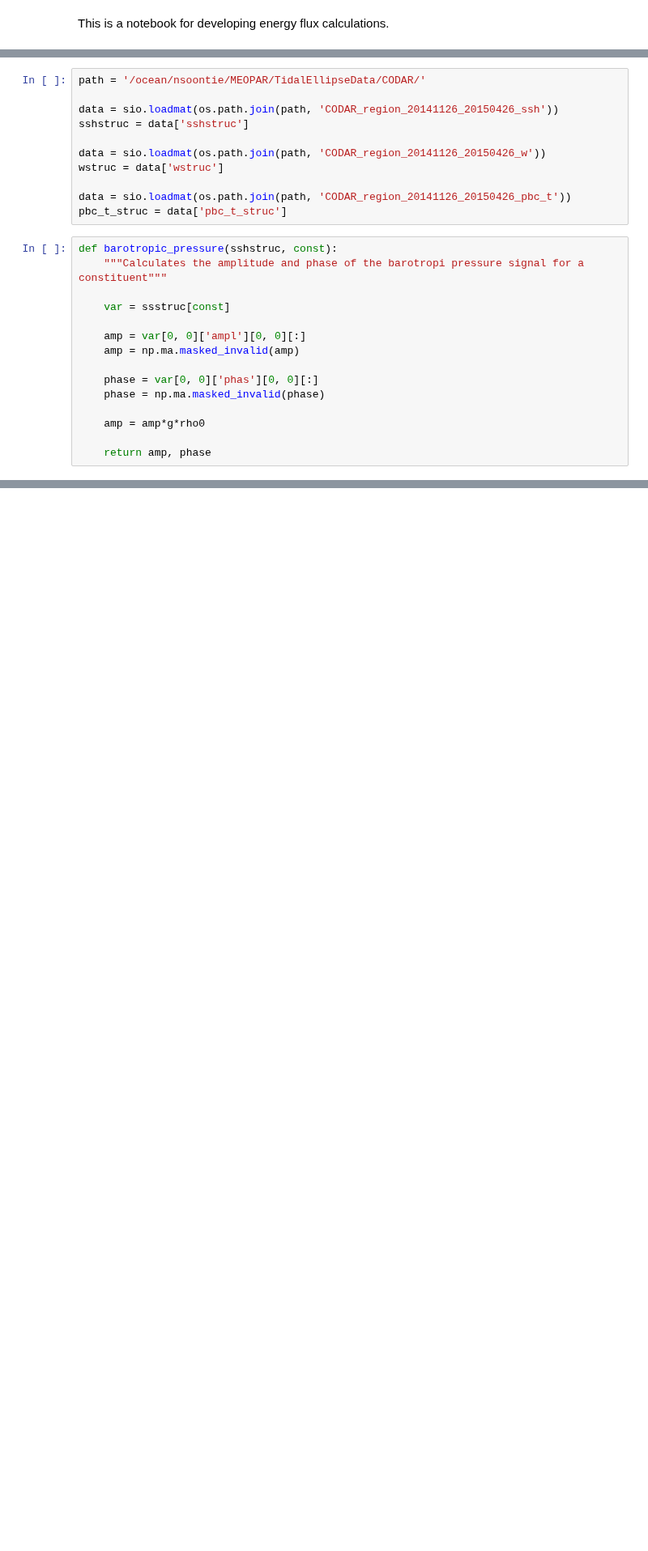
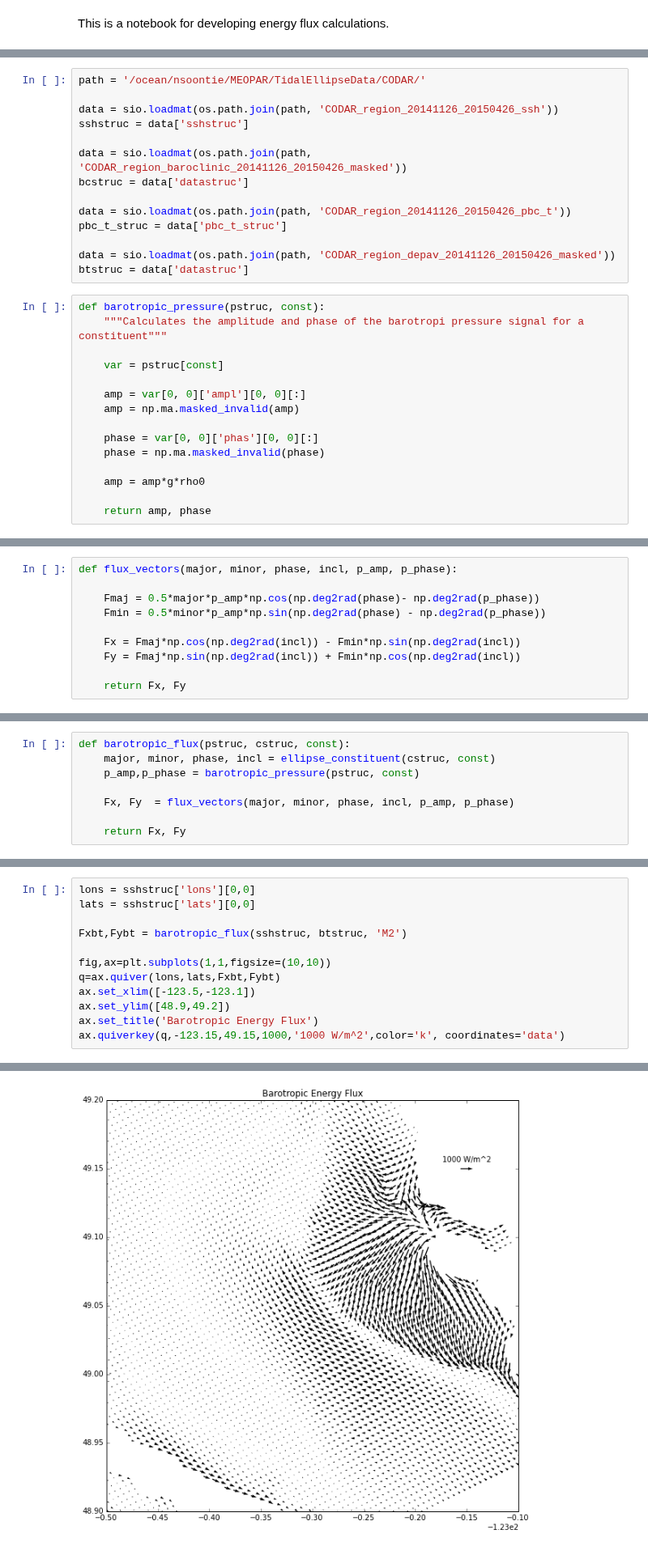
Before and after one commit to SalishSeaCast/analysis, a Jupyter notebook: Nancy/energy_flux/Develop energy flux calculations.ipynb, the cells around one changed output, grey strips where cells are left out. Shown at 81% size. Cells and saved outputs as stored; diff of their text form; blank space fills up the shorter version.

```diff
--- a/Nancy/energy_flux/Develop energy flux calculations.ipynb
+++ b/Nancy/energy_flux/Develop energy flux calculations.ipynb
@@ -76,16 +80,19 @@ path = '/ocean/nsoontie/MEOPAR/TidalEllipseData/CODAR/'
 data = sio.loadmat(os.path.join(path, 'CODAR_region_20141126_20150426_ssh'))
 sshstruc = data['sshstruc']
 
-data = sio.loadmat(os.path.join(path, 'CODAR_region_20141126_20150426_w'))
-wstruc = data['wstruc']
+data = sio.loadmat(os.path.join(path, 'CODAR_region_baroclinic_20141126_20150426_masked'))
+bcstruc = data['datastruc']
 
 data = sio.loadmat(os.path.join(path, 'CODAR_region_20141126_20150426_pbc_t'))
 pbc_t_struc = data['pbc_t_struc']
+
+data = sio.loadmat(os.path.join(path, 'CODAR_region_depav_20141126_20150426_masked'))
+btstruc = data['datastruc']
 # %%
-def barotropic_pressure(sshstruc, const):
+def barotropic_pressure(pstruc, const):
     """Calculates the amplitude and phase of the barotropi pressure signal for a constituent"""
 
-    var = ssstruc[const]
+    var = pstruc[const]
 
     amp = var[0, 0]['ampl'][0, 0][:]
     amp = np.ma.masked_invalid(amp)
@@ -118,3 +142,13 @@ def baroclinic_pressure(pbc_t_struc,const):
     p_phase = phase+90
 
     return p_amp, p_phase
+# %%
+def flux_vectors(major, minor, phase, incl, p_amp, p_phase):
+
+    Fmaj = 0.5*major*p_amp*np.cos(np.deg2rad(phase)- np.deg2rad(p_phase))
+    Fmin = 0.5*minor*p_amp*np.sin(np.deg2rad(phase) - np.deg2rad(p_phase))
+
+    Fx = Fmaj*np.cos(np.deg2rad(incl)) - Fmin*np.sin(np.deg2rad(incl))
+    Fy = Fmaj*np.sin(np.deg2rad(incl)) + Fmin*np.cos(np.deg2rad(incl))
+
+    return Fx, Fy
@@ -120,0 +163,8 @@ def baroclinic_pressure(pbc_t_struc,const):
+# %%
+def barotropic_flux(pstruc, cstruc, const):
+    major, minor, phase, incl = ellipse_constituent(cstruc, const)
+    p_amp,p_phase = barotropic_pressure(pstruc, const)
+
+    Fx, Fy  = flux_vectors(major, minor, phase, incl, p_amp, p_phase)
+
+    return Fx, Fy
@@ -120,0 +195,13 @@ def baroclinic_pressure(pbc_t_struc,const):
+# %%
+lons = sshstruc['lons'][0,0]
+lats = sshstruc['lats'][0,0]
+
+Fxbt,Fybt = barotropic_flux(sshstruc, btstruc, 'M2')
+
+fig,ax=plt.subplots(1,1,figsize=(10,10))
+q=ax.quiver(lons,lats,Fxbt,Fybt)
+ax.set_xlim([-123.5,-123.1])
+ax.set_ylim([48.9,49.2])
+ax.set_title('Barotropic Energy Flux')
+ax.quiverkey(q,-123.15,49.15,1000,'1000 W/m^2',color='k', coordinates='data')
+# %% [output]
@@ -120,0 +209 @@ def baroclinic_pressure(pbc_t_struc,const):
+[figure, added]
```
Also changed, not shown: parts of 25 cells of this notebook.
